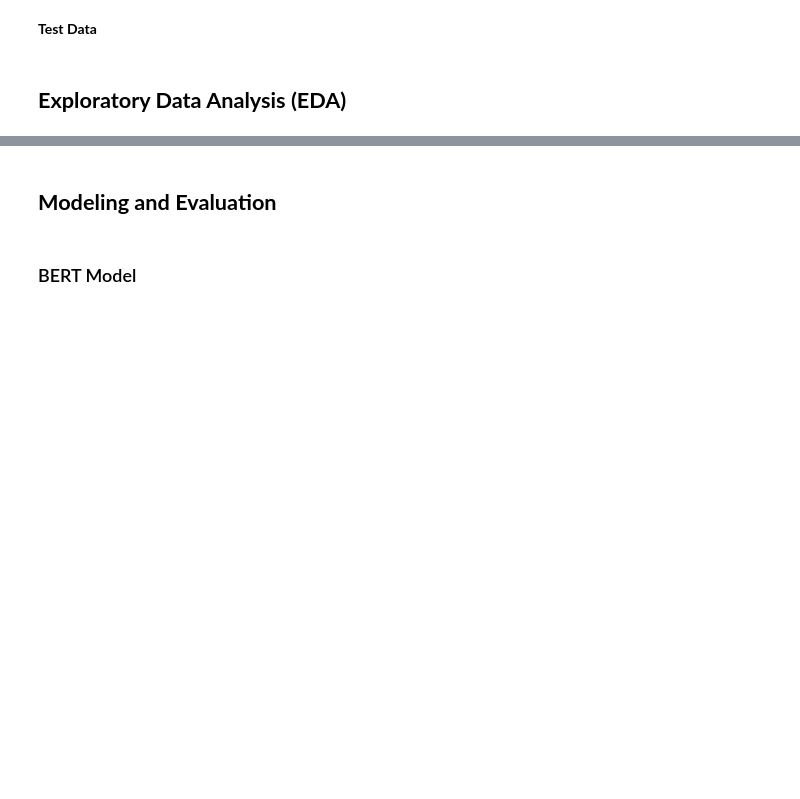
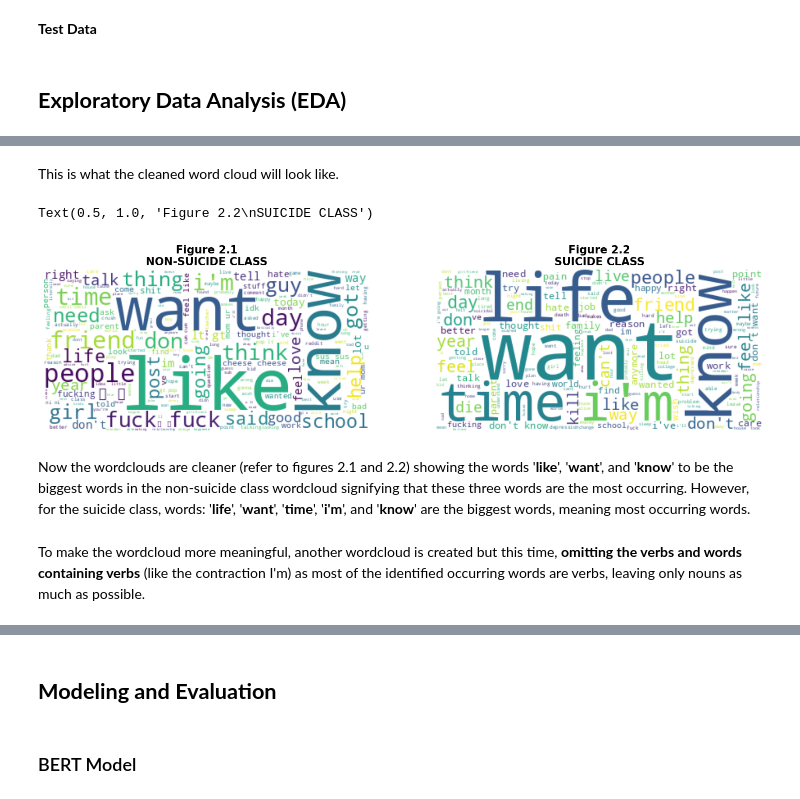
Before and after one commit to francheska-vicente/data103-project, a Jupyter notebook: main.ipynb, the cells around one changed output, grey strips where cells are left out. Drawn from its saved outputs; the diff is of its cells as text; code cells hidden in the pictures; blank space fills up the shorter version.

```diff
--- a/main.ipynb
+++ b/main.ipynb
@@ -902,0 +881,32 @@ sns.barplot(x='frequency',y='word',data=data_s)
+# %%
+sp = spacy.load('en_core_web_sm')
+
+all_stopwords = sp.Defaults.stop_words
+new_stopwords=["filler", " ", "S", "t", "s", "m", "█"]
+comb_stopwords=list(new_stopwords)+list(all_stopwords)
+wordcloud_ns = WordCloud(stopwords=comb_stopwords, background_color="white").generate(text_ns)
+wordcloud_s = WordCloud(stopwords=comb_stopwords, background_color="white").generate(text_s)
+# %% [markdown]
+This is what the cleaned word cloud will look like.
+# %%
+fig = plt.figure(figsize=(18, 13))
+
+rows = 1
+columns = 2
+
+fig.add_subplot(rows, columns, 1)
+plt.imshow(wordcloud_ns, interpolation='bilinear')
+plt.axis('off')
+plt.title("Figure 2.1\nNON-SUICIDE CLASS", fontsize=15, weight='bold')
+
+fig.add_subplot(rows, columns, 2)
+plt.imshow(wordcloud_s, interpolation='bilinear')
+plt.axis('off')
+plt.title("Figure 2.2\nSUICIDE CLASS", fontsize=15, weight='bold')
+# %% [output]
+Text(0.5, 1.0, 'Figure 2.2\nSUICIDE CLASS')
+[figure, added]
+# %% [markdown]
+Now the wordclouds are cleaner (refer to figures 2.1 and 2.2) showing the words '**like**', '**want**', and '**know**' to be the biggest words in the non-suicide class wordcloud signifying that these three words are the most occurring. However, for the suicide class, words: '**life**', '**want**', '**time**', '**i'm**', and '**know**' are the biggest words, meaning most occurring words.
+# %% [markdown]
+To make the wordcloud more meaningful, another wordcloud is created but this time, **omitting the verbs and words containing verbs** (like the contraction I'm) as most of the identified occurring words are verbs, leaving only nouns as much as possible.
```
Also changed, not shown: parts of 121 cells of this notebook.
